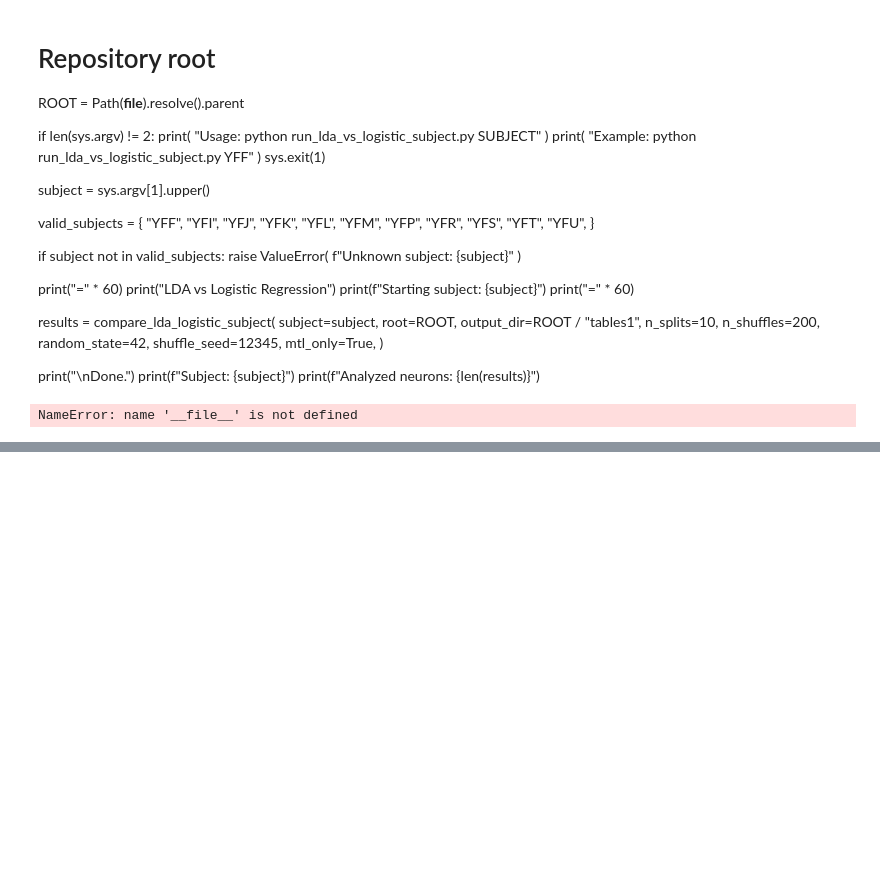
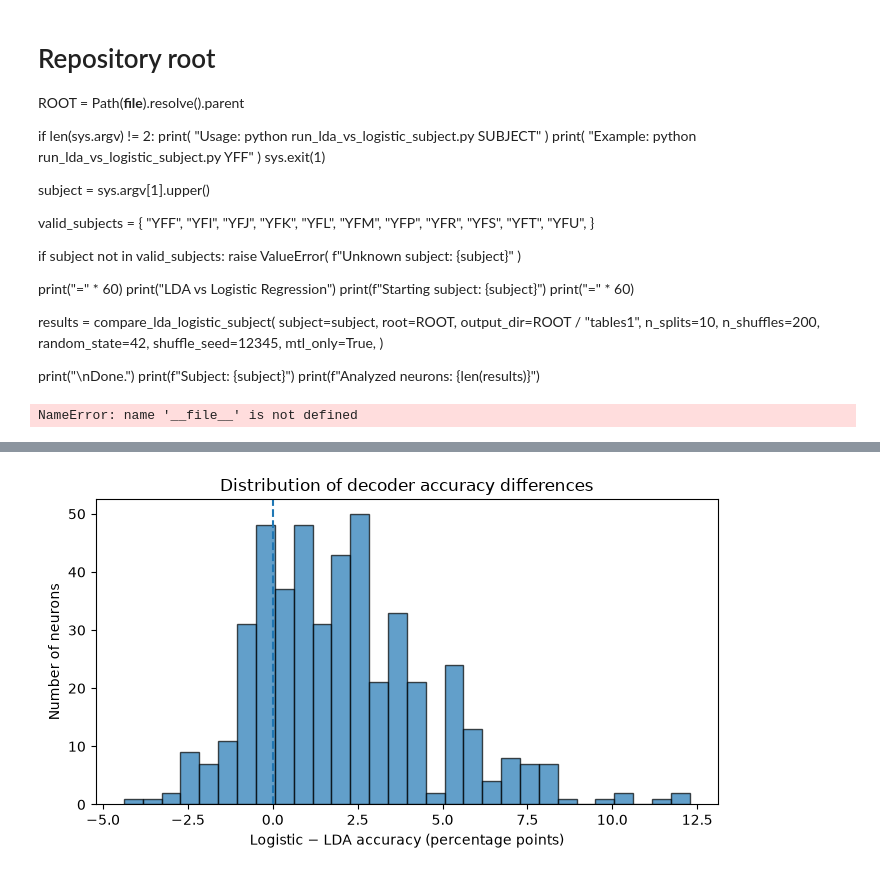
Before and after one commit to Shafiq-Abdu/number-simplex-reproduction, a Jupyter notebook: notebooks1/ldavslog.ipynb, the cells around one changed output, grey strips where cells are left out. Cells and saved outputs as stored; diff of their text form; code cells hidden in the pictures; blank space fills up the shorter version.

```diff
--- a/notebooks1/ldavslog.ipynb
+++ b/notebooks1/ldavslog.ipynb
@@ -291,0 +420,20 @@ NameError: name '__file__' is not defined
+# %%
+fig, ax = plt.subplots(figsize=(7, 4))
+
+ax.hist(
+    df["accuracy_difference"],
+    bins=30,
+    edgecolor="black",
+    alpha=0.7
+)
+
+ax.axvline(0, linestyle="--", linewidth=1.5)
+
+ax.set_xlabel("Logistic − LDA accuracy (percentage points)")
+ax.set_ylabel("Number of neurons")
+ax.set_title("Distribution of decoder accuracy differences")
+
+plt.tight_layout()
+plt.show()
+# %% [output]
+[figure, added]
```
Also changed, not shown: parts of 14 cells of this notebook, 1 other file.
